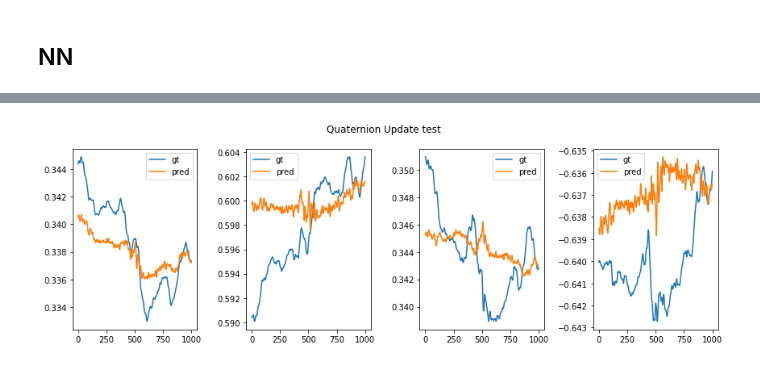
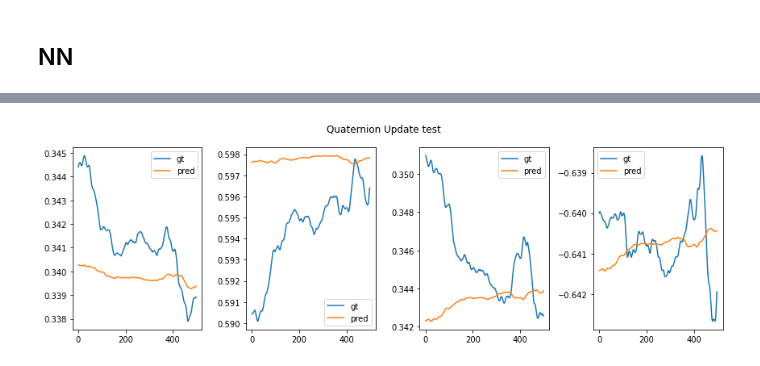
Before and after one commit to tonton-golio/inertial_navigation_transformer, a Jupyter notebook: playground_notebooks/quaternion_update_anton.ipynb, the cells around one changed output, grey strips where cells are left out. Saved outputs shown, nothing was run; the diff lists cells and outputs as text; code cells hidden in the pictures.

```diff
--- a/playground_notebooks/quaternion_update_anton.ipynb
+++ b/playground_notebooks/quaternion_update_anton.ipynb
@@ -78,7 +88,7 @@ Net(
 )
 # %%
 # prep the data
-train_size = 1000
+train_size = 500
 w = data_dict['synced/gyro'][:train_size]        # inputs
 q_gt = data_dict['pose/tango_ori'][:train_size]  # ground truth
 
@@ -107,6 +132,9 @@ dataset_test = MyDataset(w_test, q_gt_test)
+# %%
+# set up the optimizer
+lr = 0.00001
+optimizer = optim.SGD(net.parameters(), lr=lr)
 # %%
-# set up the optimizer
-optimizer = optim.Adam(net.parameters(), lr=0.000001)
+
 
 # set up the loss function
 def quat_estimation_loss(theta, y_gt, y_gt_prev):
@@ -121,11 +149,11 @@ def quat_estimation_loss(theta, y_gt, y_gt_prev):
     #print(y_gt.shape)
     # assert norm(pred) == 1
     # MSE
-    return ((y_gt - pred).abs()).sum()
+    return ((y_gt - pred).abs()).sum()*1000
 
 # set up the training loop
-num_epochs = 10
-
+num_epochs = 50
+print('learning rate: ', lr)
 for epoch in range(num_epochs):
     running_loss = 0.0
     for i, data in enumerate(dataset):
@@ -144,5 +172,14 @@ for epoch in range(num_epochs):
 
         # print statistics
         running_loss += loss.item()
-    print(f'epoch {epoch} loss: {running_loss/len(dataset)}')
+
+
+
+    # every 5 epochs halve the learning rate
+    how_often = 5
+    if epoch % how_often == how_often-1:
+        lr = lr/2
+        print('learning rate: ', lr)
+        optimizer = optim.SGD(net.parameters(), lr=lr)
+        print(f'epoch {epoch} loss: {running_loss/len(dataset)}')
 # %% [output]
@@ -182,24 +226,29 @@ plt.tight_layout()
 # %%
 # testing on training data
 with torch.no_grad():
     q_preds = []
+    q_truth = []
     for i, data in enumerate(dataset):
-        w_, q_gt_,q_gt_prev_ = data
+        w_, q_gt_,_ = data
+
+        q_truth.append(q_gt_.numpy())
         theta = net(w_)
         theta = theta.reshape(4,4)
-        pred = theta@q_gt_prev_
+        pred = theta@q_truth[i]
         q_preds.append(pred.numpy())
+
     q_preds = np.array(q_preds)
+    q_truth = np.array(q_truth)
 
 # plot
 fig, ax = plt.subplots(1, 4, figsize=(12, 4))
 for i in range(4):
-    ax[i].plot(q_gt[:,i],label='gt')
+    ax[i].plot(q_truth[:,i],label='gt')
     ax[i].plot(q_preds[:,i],label='pred')
     ax[i].legend()
 fig.suptitle('Quaternion Update test')
 plt.tight_layout()
 # %% [output]
-[figure, old version]
+[figure, new version]
 # %%
 # so i think we might have a problem due to the fact that we have limit precision and  we are sampling very often. So the angular velocity doesnt have time to change the quaternion below the precision limit. As such we could try to only compare every 10 samples or so.
```
Also changed, not shown: parts of 4 cells of this notebook, 1 other file.
